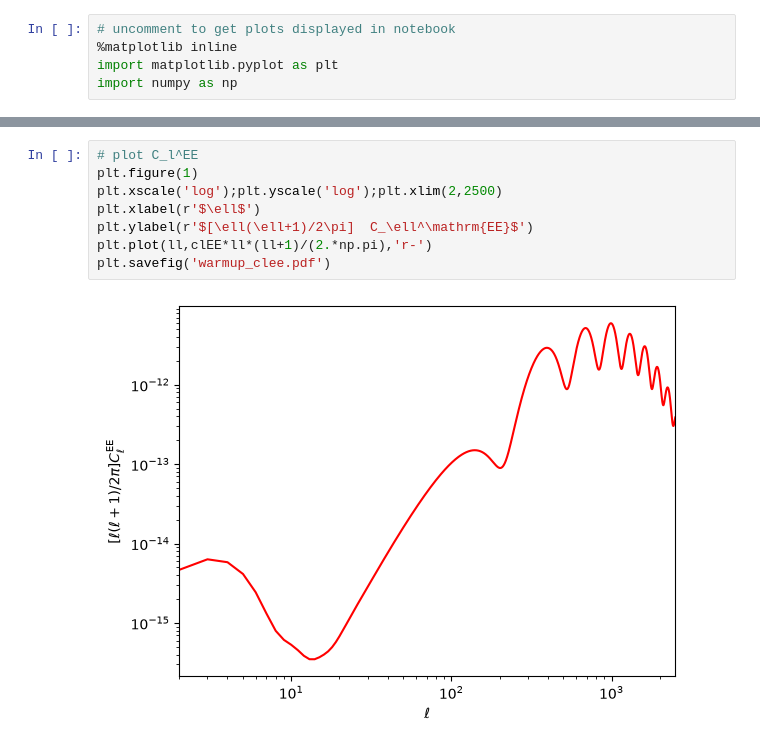
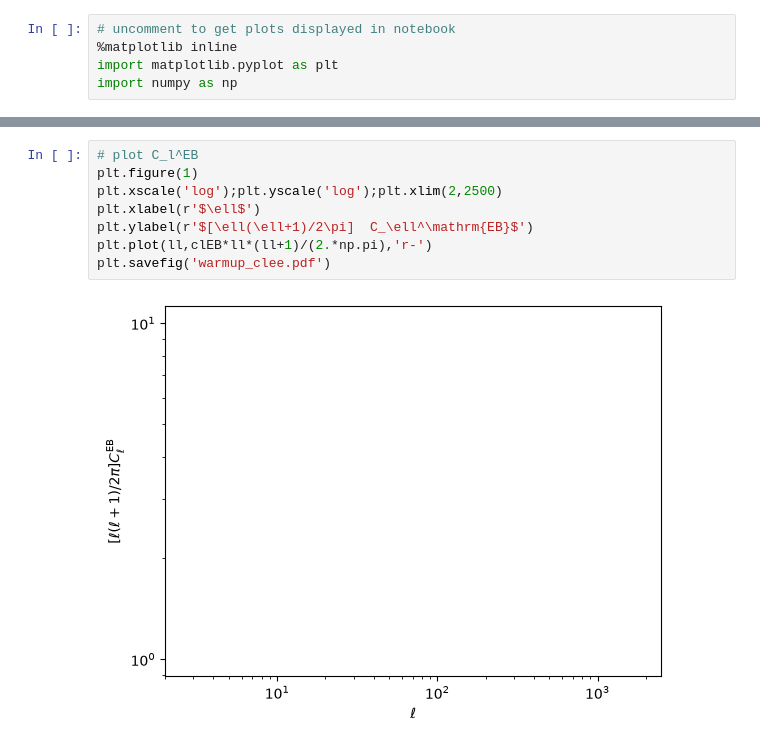
Before and after one commit to derinsivrioglu/CLASS-editable, a Jupyter notebook: notebooks/warmup.ipynb, the cells around one changed output, grey strips where cells are left out. Drawn from its saved outputs; the diff is of its cells as text.

```diff
--- a/notebooks/warmup.ipynb
+++ b/notebooks/warmup.ipynb
@@ -105,10 +107,10 @@ plt.savefig('warmup_clee.pdf')
 # %%
-# plot C_l^EE
+# plot C_l^EB
 plt.figure(1)
 plt.xscale('log');plt.yscale('log');plt.xlim(2,2500)
 plt.xlabel(r'$\ell$')
-plt.ylabel(r'$[\ell(\ell+1)/2\pi]  C_\ell^\mathrm{EE}$')
-plt.plot(ll,clEE*ll*(ll+1)/(2.*np.pi),'r-')
+plt.ylabel(r'$[\ell(\ell+1)/2\pi]  C_\ell^\mathrm{EB}$')
+plt.plot(ll,clEB*ll*(ll+1)/(2.*np.pi),'r-')
 plt.savefig('warmup_clee.pdf')
 # %% [output]
-[figure, old version]
+[figure, new version]
```
Also changed, not shown: parts of 9 cells of this notebook, 3 other files.
